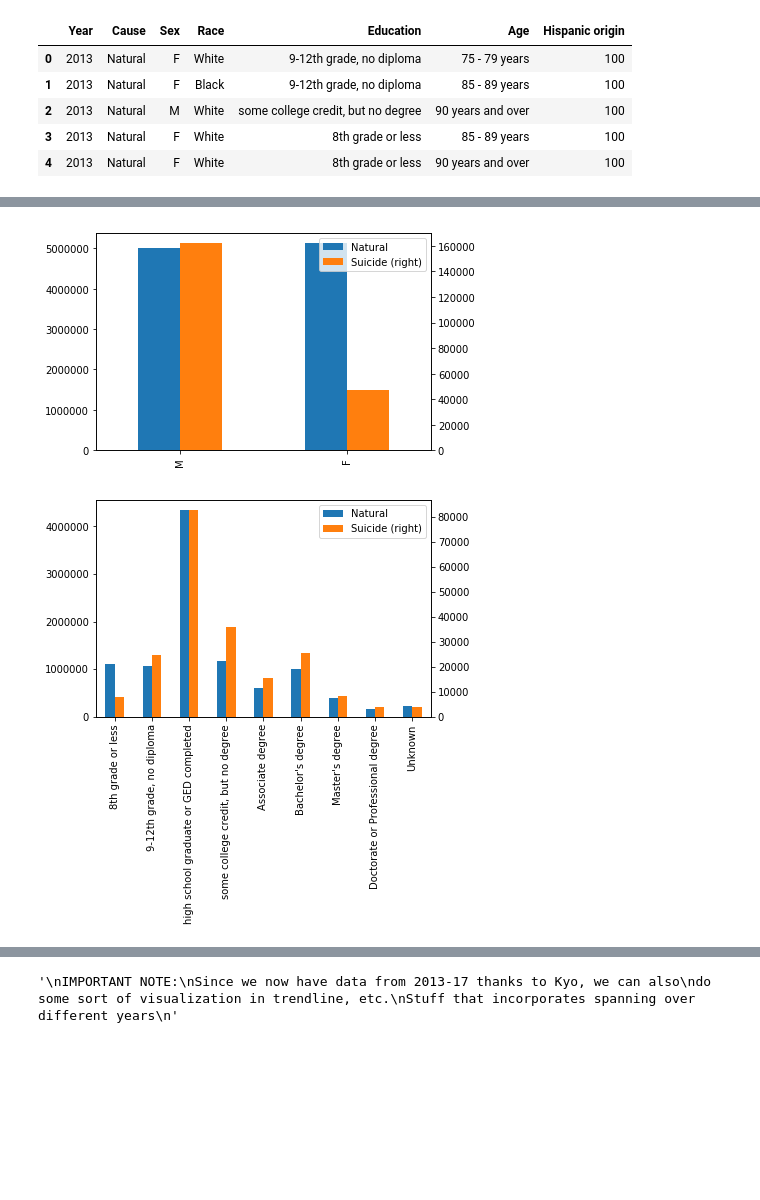
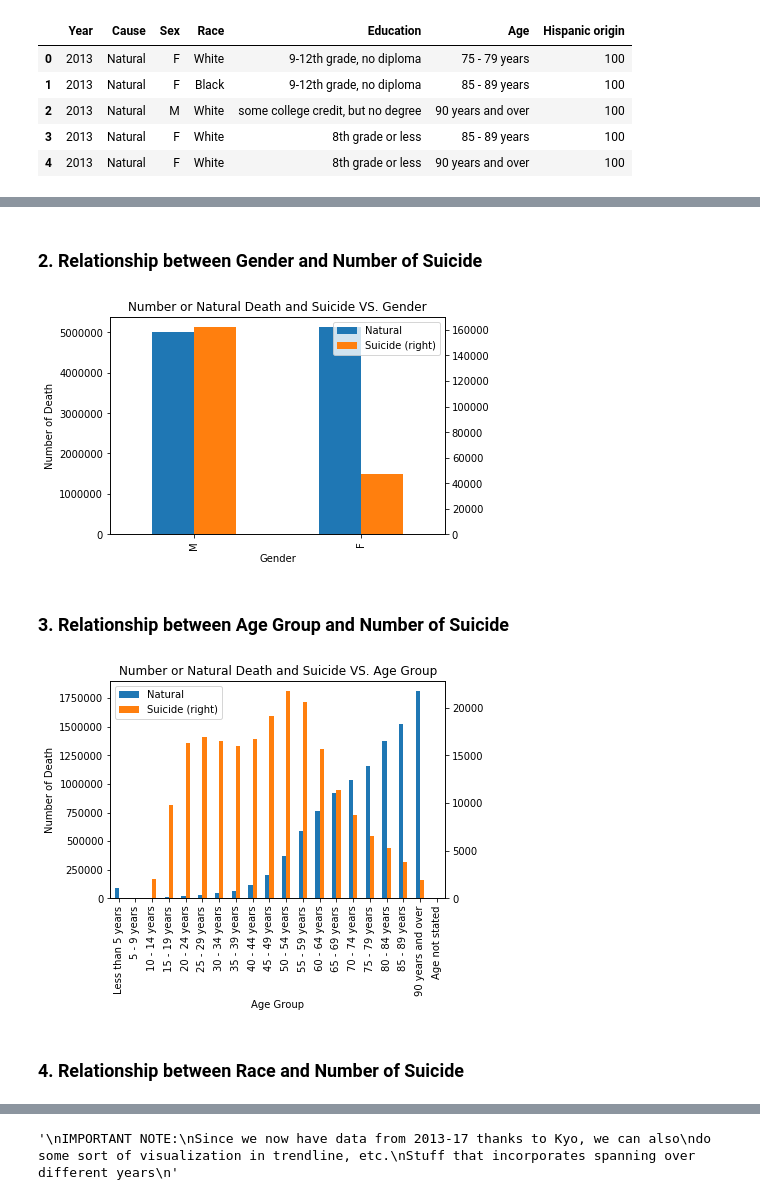
Before and after one commit to WeilunY/COGS108_Project, a Jupyter notebook: FinalProject.ipynb, the cells around one changed output, grey strips where cells are left out. Saved outputs shown, nothing was run; the diff lists cells and outputs as text; code cells hidden in the pictures; blank space fills up the shorter version.

Commit message:
Graph beautified

```diff
--- a/FinalProject.ipynb
+++ b/FinalProject.ipynb
@@ -418,47 +467,66 @@ cdf.head()
+# %% [markdown]
+### 2. Relationship between Gender and Number of Suicide
 # %%
 #suicide deaths vs natural deaths by gender
 #get value_counts of both Natural and Suicide deaths
 NG = cdf[cdf['Cause'] == 'Natural']['Sex'].value_counts()
 SG = cdf[cdf['Cause'] == 'Suicide']['Sex'].value_counts()
+
 #debugging
 """
 print('Natural Deaths by Gender:')
 print(NG)
 print()
 print('Suicide Deaths by Gender:')
 print(SG)
 """
 #convert value counts to list
 NGL = NG.tolist()
 SGL = SG.tolist()
+
 #combine value counts into new dataframe
 CombinedGenderData = pd.DataFrame({'Natural': [NGL[1], NGL[0]],'Suicide': [SGL[0], SGL[1]]},index=['M','F'])
+
 #calibrate natural and suicide deaths each based on their own y-axis
-CombinedGenderData.plot(kind='bar',secondary_y= 'Suicide')
+CGD_plt = CombinedGenderData.plot(kind='bar',secondary_y= 'Suicide', title = "Number or Natural Death and Suicide VS. Gender")
+
+CGD_plt.set_xlabel("Gender")
+CGD_plt.set_ylabel("Number of Death")
+
+
 plt.show()
 # %% [output]
-[figure, old version]
+[figure, new version]
+# %% [markdown]
+### 3. Relationship between Age Group and Number of Suicide
 # %%
-#suicide deaths vs natural deaths by education
-#get value_counts of both Natural and Suicide deaths by education
-NE = cdf[cdf['Cause'] == 'Natural']['Education'].value_counts().reindex(list(edu_dict.values()))
-SE = cdf[cdf['Cause'] == 'Suicide']['Education'].value_counts().reindex(list(edu_dict.values()))
+#suicide deaths vs natural deaths by age
+#cdf[cdf['Cause'] == 'Natural']['Age'].value_counts().reindex(list(age_dict.values())).plot.bar()
+#get value_counts of both Natural and Suicide deaths by age
+NA = cdf[cdf['Cause'] == 'Natural']['Age'].value_counts().reindex(list(age_dict.values()))
+SA = cdf[cdf['Cause'] == 'Suicide']['Age'].value_counts().reindex(list(age_dict.values()))
 #debugging
 """
-print('Natural Deaths by Education:')
-print(NE)
+print('Natural Deaths by Age:')
+print(NA)
 print()
-print('Suicide Deaths by Education:')
-print(SE)
+print('Suicide Deaths by Age:')
+print(SA)
 """
 #convert value counts to list
-NEL = NE.tolist()
-SEL = SE.tolist()
+NAL = NA.tolist()
+SAL = SA.tolist()
 #combine value counts into new dataframe
-CombinedEducationData = pd.DataFrame({'Natural': NEL,'Suicide': SEL},index=list(edu_dict.values()))
+CombinedAgeData = pd.DataFrame({'Natural': NAL,'Suicide': SAL},index=list(age_dict.values()))
 #calibrate natural and suicide deaths each based on their own y-axis
-CombinedEducationData.plot(kind='bar',secondary_y= 'Suicide')
+cad_plt = CombinedAgeData.plot(kind='bar',secondary_y= 'Suicide', title = "Number or Natural Death and Suicide VS. Age Group" )
+
+cad_plt.set_xlabel("Age Group")
+cad_plt.set_ylabel("Number of Death")
+
 plt.show()
 # %% [output]
-[figure, old version]
+[figure, new version]
+# %% [markdown]
+### 4. Relationship between Race and Number of Suicide
 # %%
```
Also changed, not shown: parts of 24 cells of this notebook.
